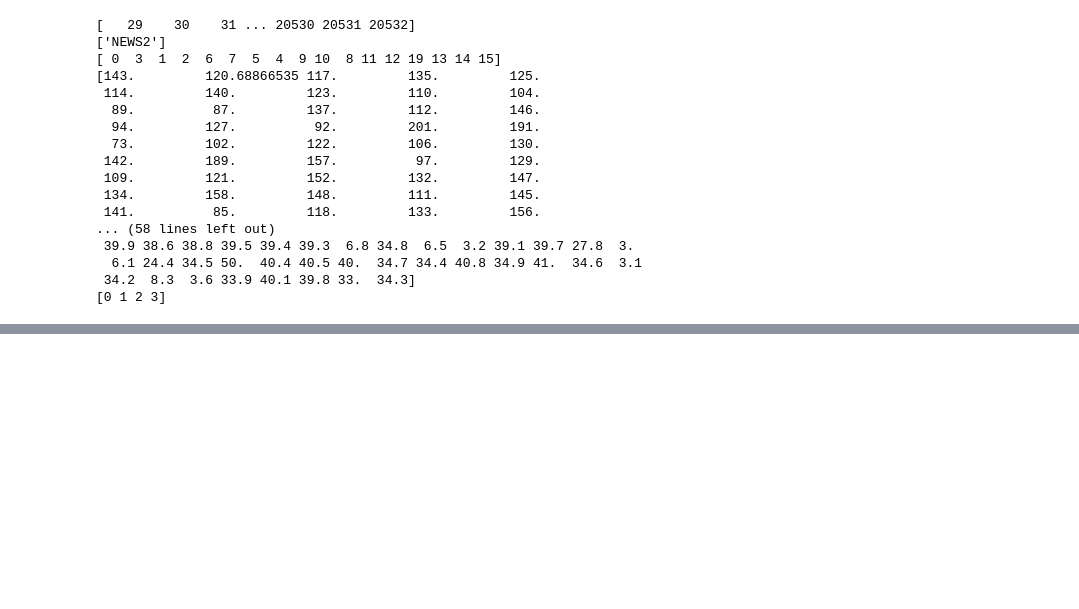
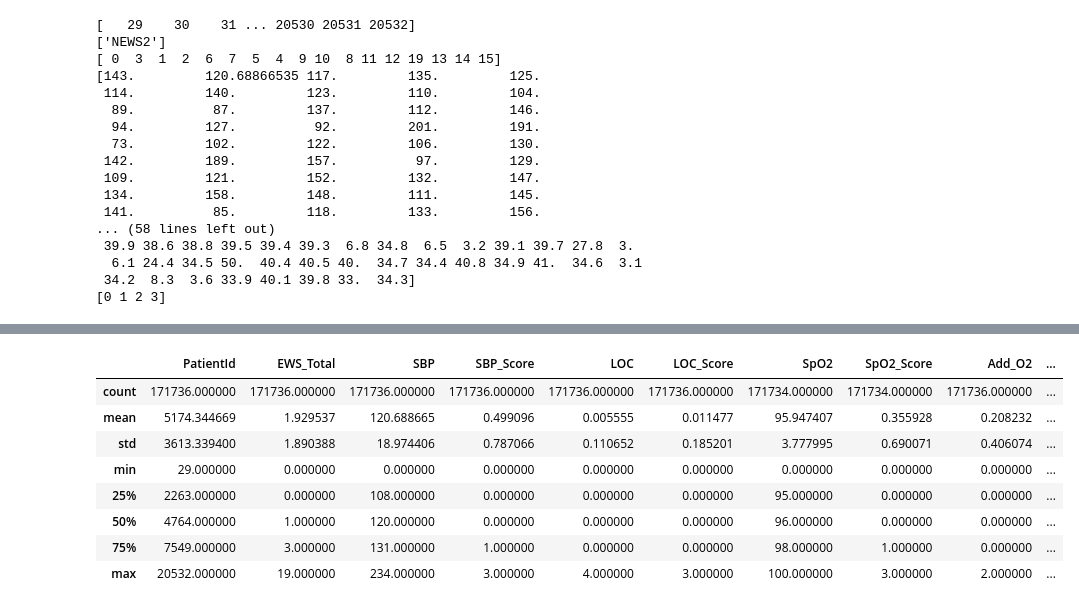
Before and after one commit to maryelo/Arinti---EWS-score---Project-, a Jupyter notebook: ews_score.ipynb, the cells around one changed output, grey strips where cells are left out. Saved outputs shown, nothing was run; the diff lists cells and outputs as text; code cells hidden in the pictures; blank space fills up the shorter version.

```diff
--- a/ews_score.ipynb
+++ b/ews_score.ipynb
@@ -275,0 +253,12 @@ df[ObservationDate].shape()
+# %%
+df.describe()
+# %% [output]
+|  | PatientId | EWS_Total | SBP | SBP_Score | LOC | LOC_Score | SpO2 | SpO2_Score | Add_O2 | ... |
+| count | 171736.000000 | 171736.000000 | 171736.000000 | 171736.000000 | 171736.000000 | 171736.000000 | 171734.000000 | 171734.000000 | 171736.000000 | ... |
+| mean | 5174.344669 | 1.929537 | 120.688665 | 0.499096 | 0.005555 | 0.011477 | 95.947407 | 0.355928 | 0.208232 | ... |
+| std | 3613.339400 | 1.890388 | 18.974406 | 0.787066 | 0.110652 | 0.185201 | 3.777995 | 0.690071 | 0.406074 | ... |
+| min | 29.000000 | 0.000000 | 0.000000 | 0.000000 | 0.000000 | 0.000000 | 0.000000 | 0.000000 | 0.000000 | ... |
+| 25% | 2263.000000 | 0.000000 | 108.000000 | 0.000000 | 0.000000 | 0.000000 | 95.000000 | 0.000000 | 0.000000 | ... |
+| 50% | 4764.000000 | 1.000000 | 120.000000 | 0.000000 | 0.000000 | 0.000000 | 96.000000 | 0.000000 | 0.000000 | ... |
+| 75% | 7549.000000 | 3.000000 | 131.000000 | 1.000000 | 0.000000 | 0.000000 | 98.000000 | 1.000000 | 0.000000 | ... |
+| max | 20532.000000 | 19.000000 | 234.000000 | 3.000000 | 4.000000 | 3.000000 | 100.000000 | 3.000000 | 2.000000 | ... |
```
Also changed, not shown: parts of 36 cells of this notebook, 1 other file.
